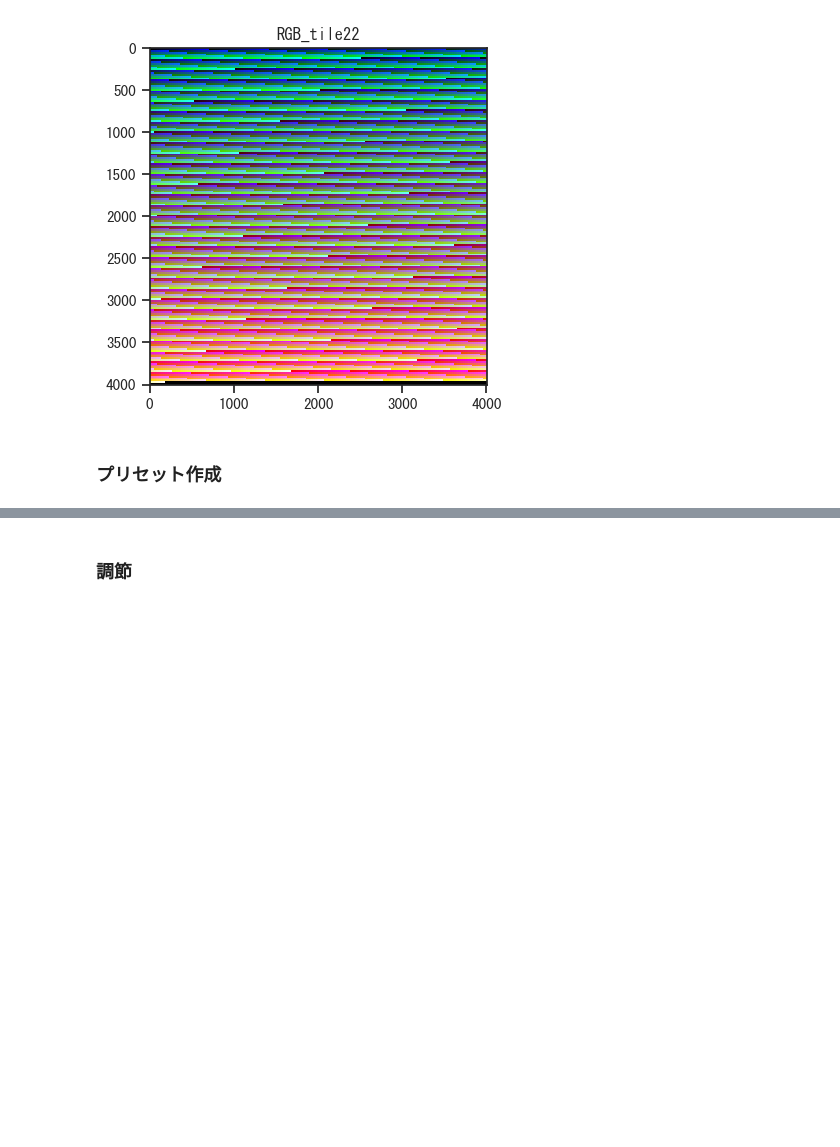
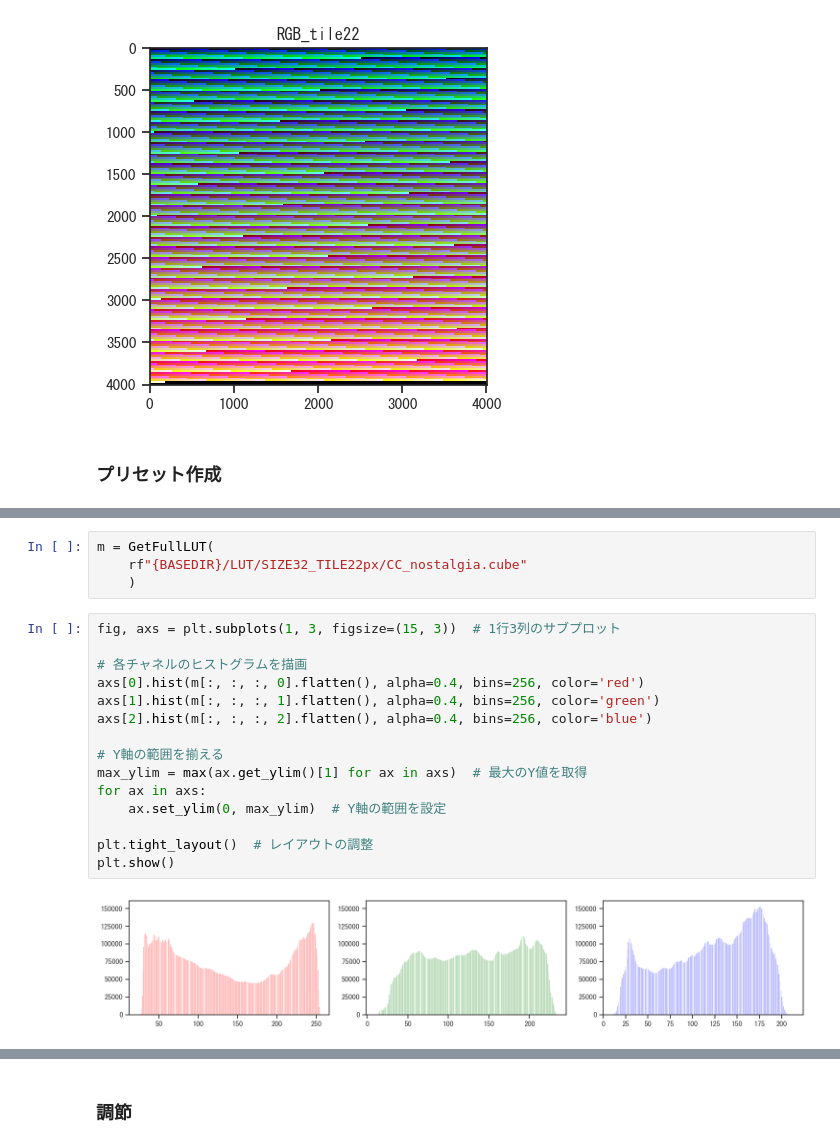
Before and after one commit to babnomiyako/LUT-estimator, a Jupyter notebook: source/main.ipynb, the cells around one changed output, grey strips where cells are left out. Drawn from its saved outputs; the diff is of its cells as text; blank space fills up the shorter version.

```diff
--- a/source/main.ipynb
+++ b/source/main.ipynb
@@ -443,0 +461,21 @@ plt.plot(np.arange(0,256,1),M[:,90,50,0])
+# %%
+m = GetFullLUT(
+    rf"{BASEDIR}/LUT/SIZE32_TILE22px/CC_nostalgia.cube"
+    )
+# %%
+fig, axs = plt.subplots(1, 3, figsize=(15, 3))  # 1行3列のサブプロット
+
+# 各チャネルのヒストグラムを描画
+axs[0].hist(m[:, :, :, 0].flatten(), alpha=0.4, bins=256, color='red')
+axs[1].hist(m[:, :, :, 1].flatten(), alpha=0.4, bins=256, color='green')
+axs[2].hist(m[:, :, :, 2].flatten(), alpha=0.4, bins=256, color='blue')
+
+# Y軸の範囲を揃える
+max_ylim = max(ax.get_ylim()[1] for ax in axs)  # 最大のY値を取得
+for ax in axs:
+    ax.set_ylim(0, max_ylim)  # Y軸の範囲を設定
+
+plt.tight_layout()  # レイアウトの調整
+plt.show()
+# %% [output]
+[figure, added]
```
Also changed, not shown: parts of 25 cells of this notebook, 2 other files.
